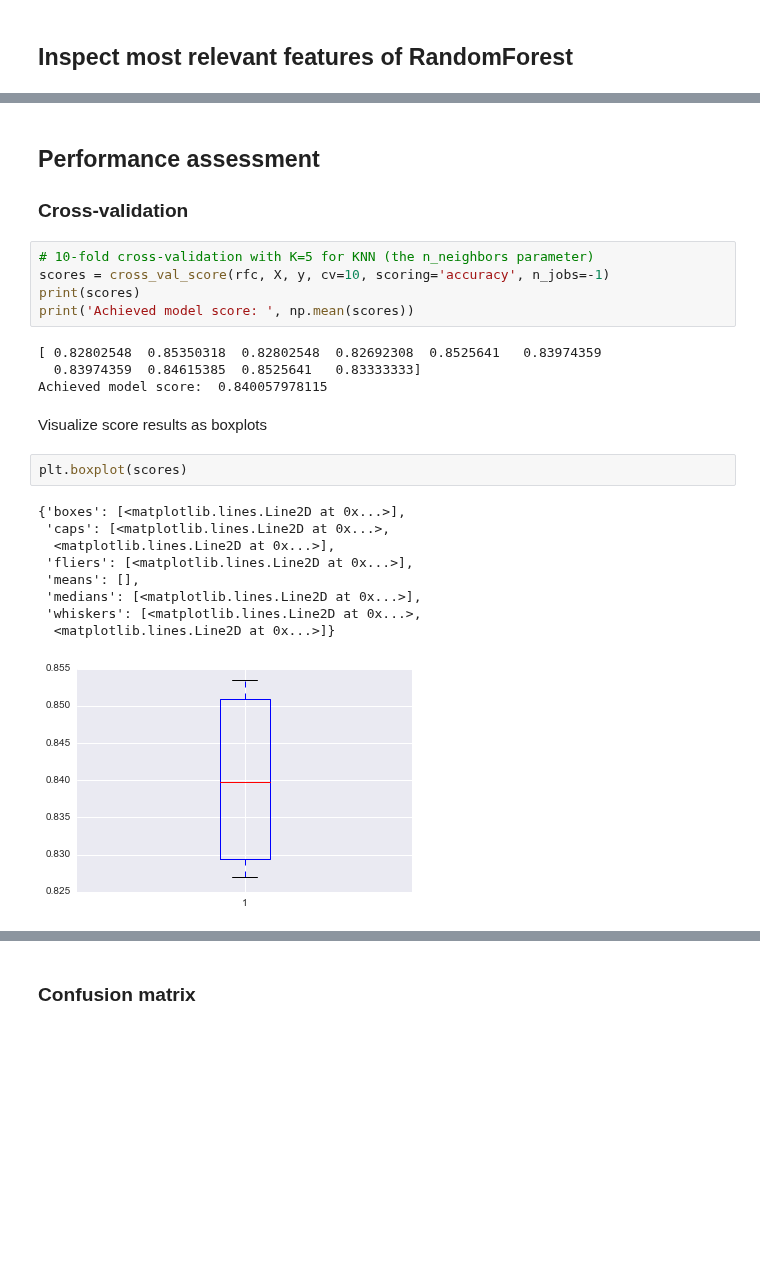
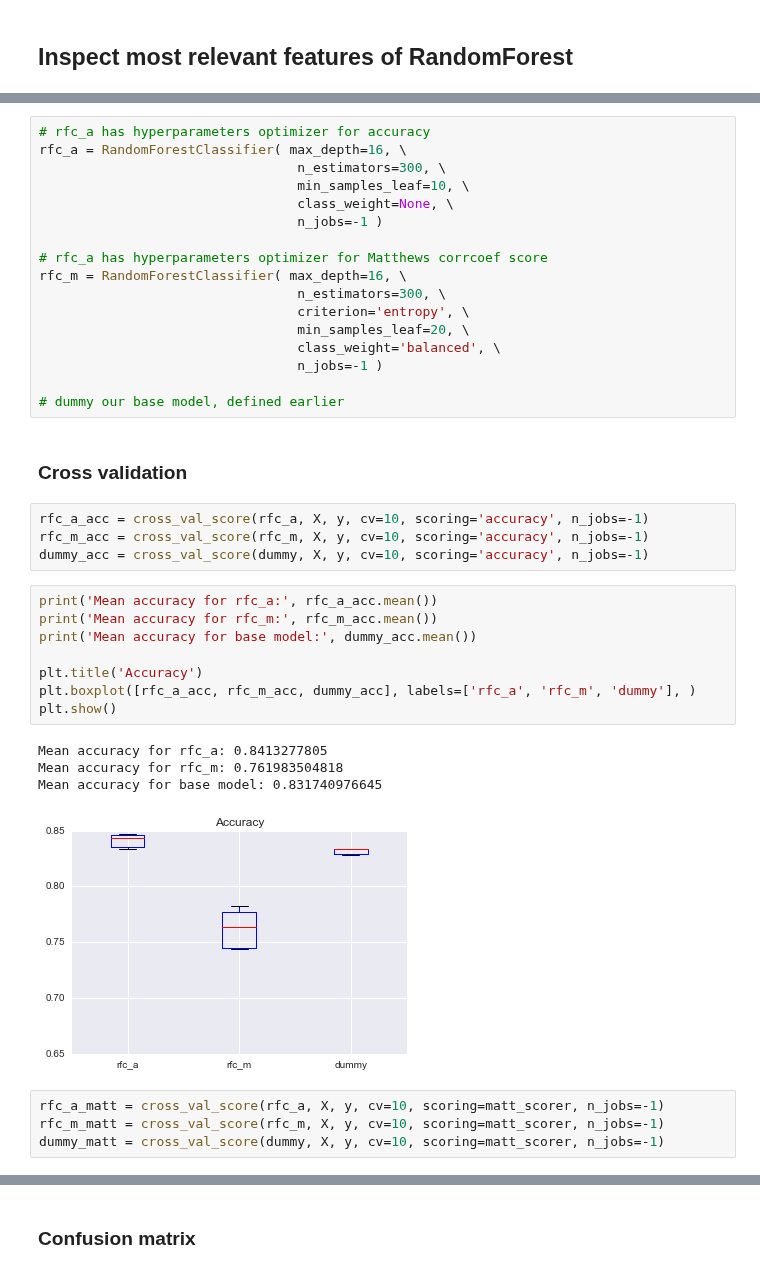
Before and after one commit to PaluchowskiMatthew/ADA-Kepler, a Jupyter notebook: 05 - Applied ML/Applied ML - Learning curve and grid search.ipynb, the cells around one changed output, grey strips where cells are left out. Cells and saved outputs as stored; diff of their text form; blank space fills up the shorter version.

```diff
--- a/05 - Applied ML/Applied ML - Learning curve and grid search.ipynb
+++ b/05 - Applied ML/Applied ML - Learning curve and grid search.ipynb
@@ -489,27 +521,40 @@ Feature ranking:
+# %%
+# rfc_a has hyperparameters optimizer for accuracy
+rfc_a = RandomForestClassifier( max_depth=16, \
+                                 n_estimators=300, \
+                                 min_samples_leaf=10, \
+                                 class_weight=None, \
+                                 n_jobs=-1 )
+
+# rfc_a has hyperparameters optimizer for Matthews corrcoef score
+rfc_m = RandomForestClassifier( max_depth=16, \
+                                 n_estimators=300, \
+                                 criterion='entropy', \
+                                 min_samples_leaf=20, \
+                                 class_weight='balanced', \
+                                 n_jobs=-1 )
+
+# dummy our base model, defined earlier
 # %% [markdown]
-## Performance assessment
-
-### Cross-validation
+### Cross validation
-# %%
-# 10-fold cross-validation with K=5 for KNN (the n_neighbors parameter)
-scores = cross_val_score(rfc, X, y, cv=10, scoring='accuracy', n_jobs=-1)
-print(scores)
-print('Achieved model score: ', np.mean(scores))
-# %% [output]
-[ 0.82802548  0.85350318  0.82802548  0.82692308  0.8525641   0.83974359
-  0.83974359  0.84615385  0.8525641   0.83333333]
-Achieved model score:  0.840057978115
-# %% [markdown]
-Visualize score results as boxplots
-# %%
-plt.boxplot(scores)
-# %% [output]
-{'boxes': [<matplotlib.lines.Line2D at 0x...>],
- 'caps': [<matplotlib.lines.Line2D at 0x...>,
-  <matplotlib.lines.Line2D at 0x...>],
- 'fliers': [<matplotlib.lines.Line2D at 0x...>],
- 'means': [],
- 'medians': [<matplotlib.lines.Line2D at 0x...>],
- 'whiskers': [<matplotlib.lines.Line2D at 0x...>,
-  <matplotlib.lines.Line2D at 0x...>]}
-[figure, removed]
+# %%
+rfc_a_acc = cross_val_score(rfc_a, X, y, cv=10, scoring='accuracy', n_jobs=-1)
+rfc_m_acc = cross_val_score(rfc_m, X, y, cv=10, scoring='accuracy', n_jobs=-1)
+dummy_acc = cross_val_score(dummy, X, y, cv=10, scoring='accuracy', n_jobs=-1)
+# %%
+print('Mean accuracy for rfc_a:', rfc_a_acc.mean())
+print('Mean accuracy for rfc_m:', rfc_m_acc.mean())
+print('Mean accuracy for base model:', dummy_acc.mean())
+
+plt.title('Accuracy')
+plt.boxplot([rfc_a_acc, rfc_m_acc, dummy_acc], labels=['rfc_a', 'rfc_m', 'dummy'], )
+plt.show()
+# %% [output]
+Mean accuracy for rfc_a: 0.8413277805
+Mean accuracy for rfc_m: 0.761983504818
+Mean accuracy for base model: 0.831740976645
+[figure, added]
+# %%
+rfc_a_matt = cross_val_score(rfc_a, X, y, cv=10, scoring=matt_scorer, n_jobs=-1)
+rfc_m_matt = cross_val_score(rfc_m, X, y, cv=10, scoring=matt_scorer, n_jobs=-1)
+dummy_matt = cross_val_score(dummy, X, y, cv=10, scoring=matt_scorer, n_jobs=-1)
```
Also changed, not shown: parts of 61 cells of this notebook.
